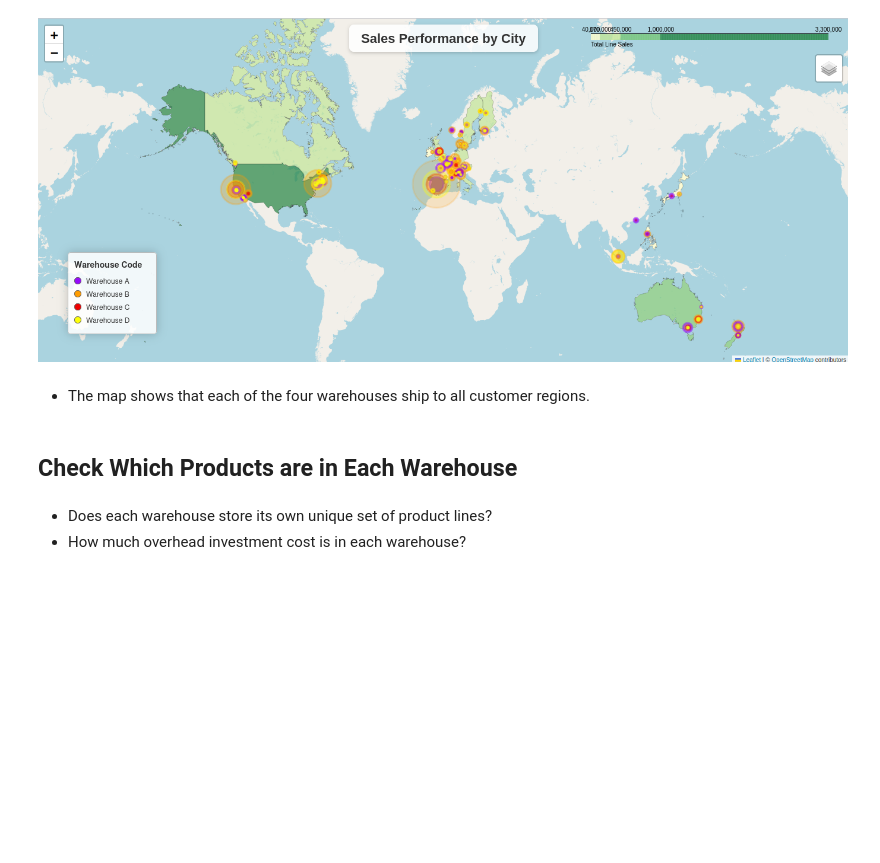
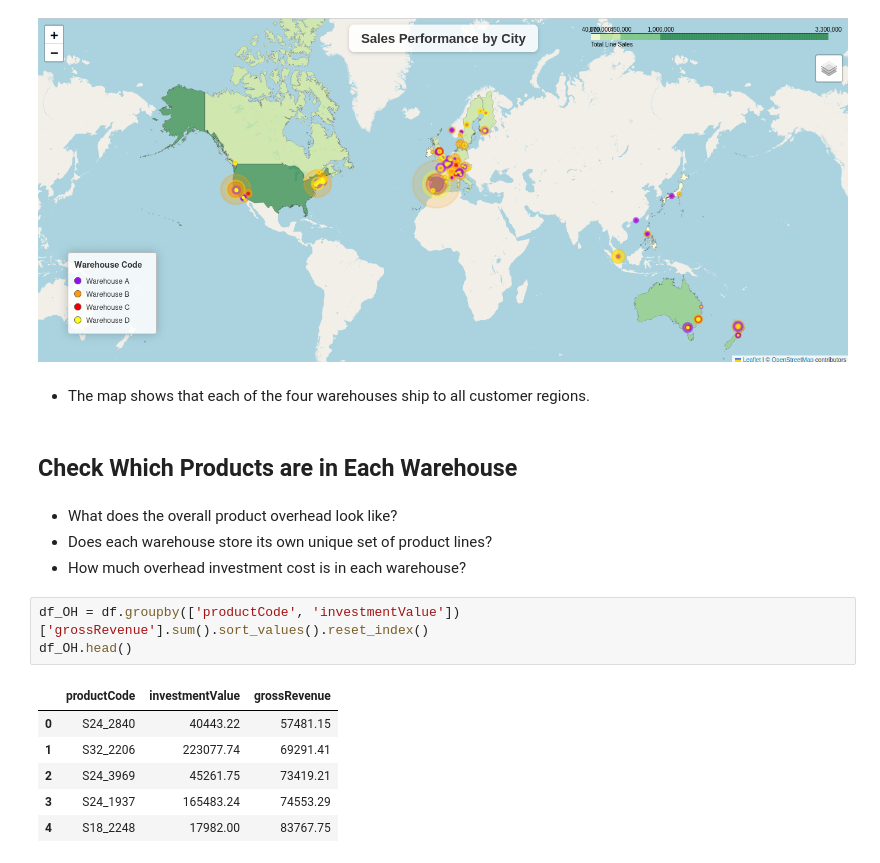
Before and after one commit to BCPMcustom/courseraSQL, a Jupyter notebook: Couse#10/MintClassics.ipynb, the cells around one changed output. Drawn from its saved outputs; the diff is of its cells as text; blank space fills up the shorter version.

```diff
--- a/Couse#10/MintClassics.ipynb
+++ b/Couse#10/MintClassics.ipynb
@@ -77,5 +77,16 @@ plt.close('all')
 # %% [markdown]
 ## Check Which Products are in Each Warehouse
 # %% [markdown]
+- What does the overall product overhead look like?
 - Does each warehouse store its own unique set of product lines?
 - How much overhead investment cost is in each warehouse?
+# %%
+df_OH = df.groupby(['productCode', 'investmentValue'])['grossRevenue'].sum().sort_values().reset_index()
+df_OH.head()
+# %% [output]
+|  | productCode | investmentValue | grossRevenue |
+| 0 | S24_2840 | 40443.22 | 57481.15 |
+| 1 | S32_2206 | 223077.74 | 69291.41 |
+| 2 | S24_3969 | 45261.75 | 73419.21 |
+| 3 | S24_1937 | 165483.24 | 74553.29 |
+| 4 | S18_2248 | 17982.00 | 83767.75 |
```
Also changed, not shown: parts of 3 cells of this notebook, 1 other file.
